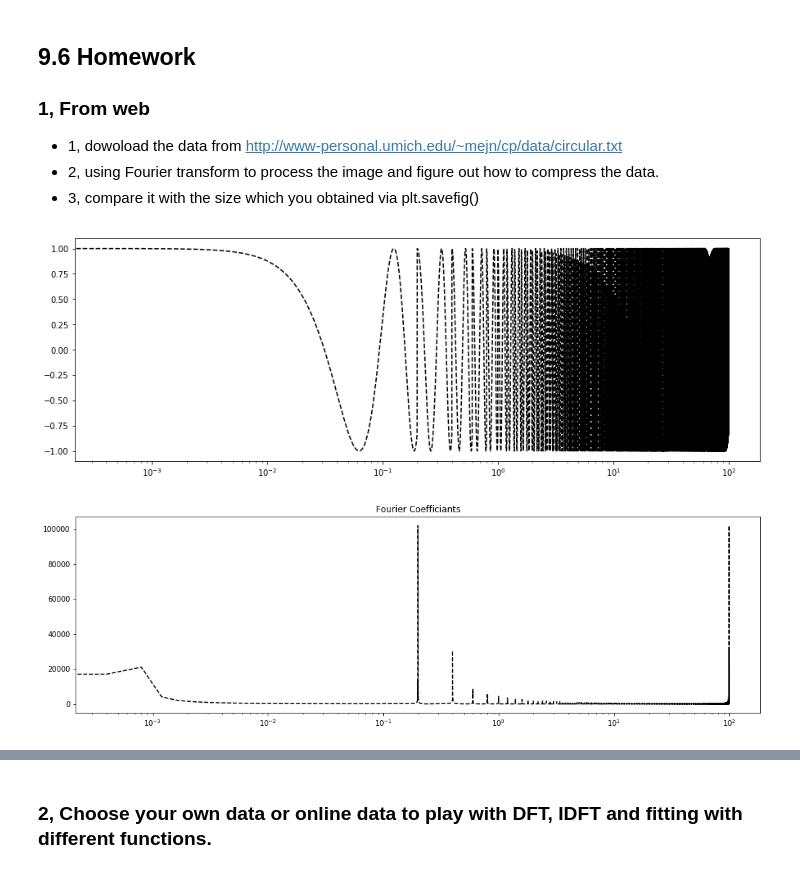
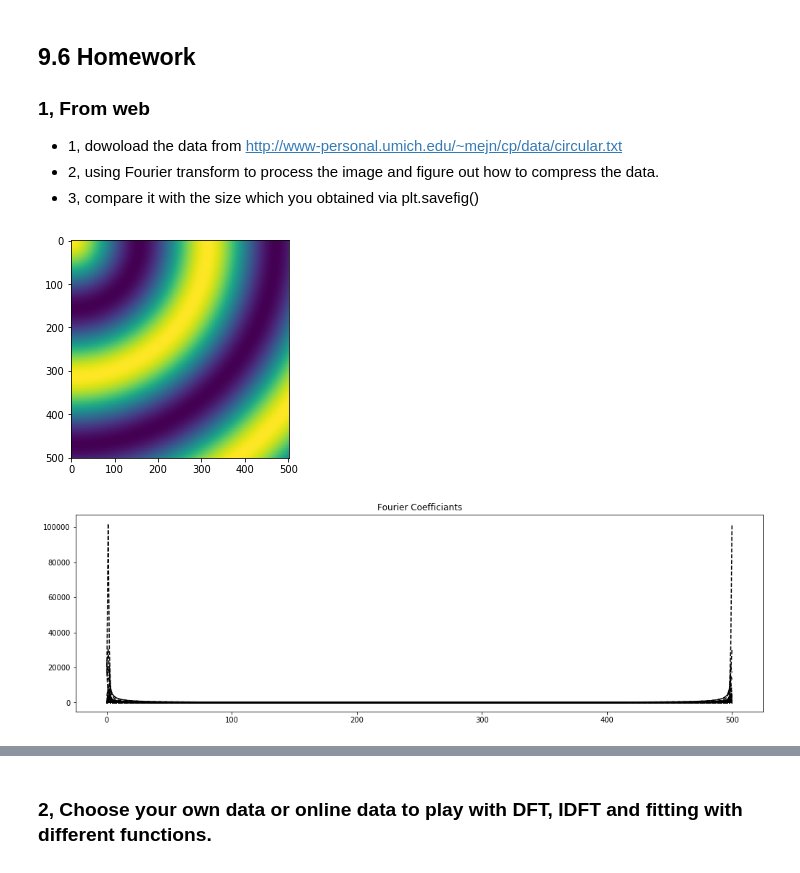
Before and after one commit to sayred1/2017-cmp, a Jupyter notebook: Homework/9HW.ipynb, the cells around one changed output, grey strips where cells are left out. Drawn from its saved outputs; the diff is of its cells as text; code cells hidden in the pictures.

```diff
--- a/Homework/9HW.ipynb
+++ b/Homework/9HW.ipynb
@@ -15,19 +15,18 @@ req = urllib.request.Request('http://www-personal.umich.edu/~mejn/cp/data/circul
 response = urllib.request.urlopen(req)
 the_page = response.read().decode()
 data = the_page
-data = np.fromstring(data,sep=' ',dtype=float)
+data = np.fromstring(the_page, dtype=float, sep='\n').reshape([501,501])
+
+data1 = np.reshape(data, (501,501))
+image = plt.imshow(data1)
+plt.imsave('image.png',data1)
+# %% [output]
+[figure, added]
 # %%
-c = np.fft.fft(data)
-x = np.linspace(0,100,np.shape(data)[0])
-
-plt.figure(figsize=(15,5))
-#plt.title('Fourier Transform')
-plt.semilogx(x, data, 'k--')
-plt.show()
+c = np.fft.fft2(data1)
 plt.figure(figsize=(17,5))
 plt.title('Fourier Coefficiants')
-plt.semilogx(x,np.abs(c),'k--')
+plt.plot(np.abs(c),'k--')
 plt.show()
 # %% [output]
-[figure, old version]
+[figure, new version]
-[figure, removed]
```
Also changed, not shown: parts of 3 cells of this notebook.
